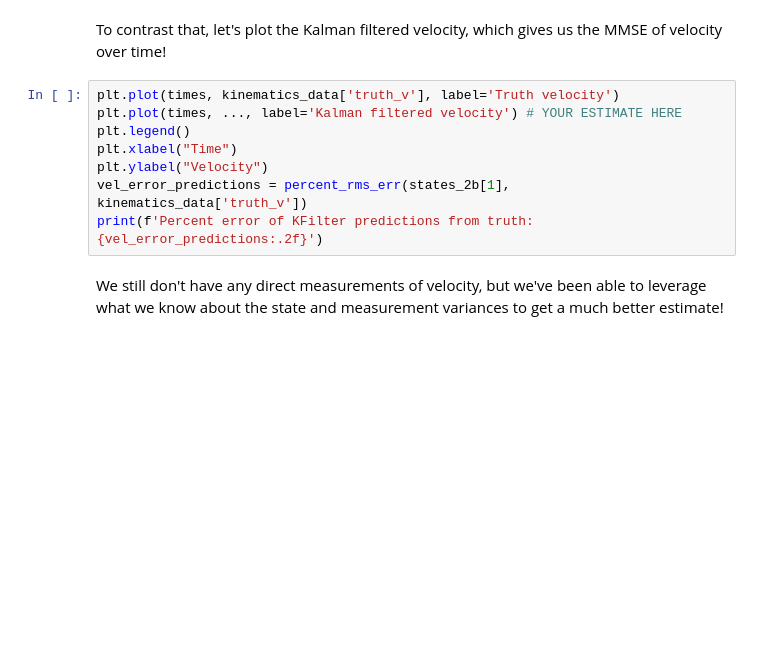
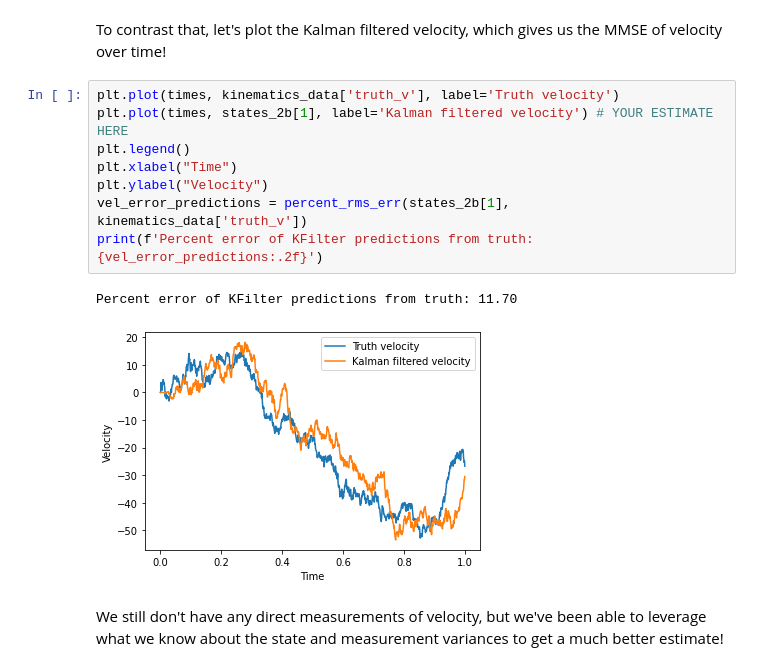
Before and after one commit to PKUFlyingPig/EECS126, a Jupyter notebook: labs/my_solution/lab9/kalman.ipynb, the cells around one changed output. Cells and saved outputs as stored; diff of their text form; blank space fills up the shorter version.

```diff
--- a/labs/my_solution/lab9/kalman.ipynb
+++ b/labs/my_solution/lab9/kalman.ipynb
@@ -230,12 +249,15 @@ print(f'Percent error of differentiated positions from truth: {vel_error_diff:.2
 To contrast that, let's plot the Kalman filtered velocity, which gives us the MMSE of velocity over time!
 # %%
 plt.plot(times, kinematics_data['truth_v'], label='Truth velocity')
-plt.plot(times, ..., label='Kalman filtered velocity') # YOUR ESTIMATE HERE
+plt.plot(times, states_2b[1], label='Kalman filtered velocity') # YOUR ESTIMATE HERE
 plt.legend()
 plt.xlabel("Time")
 plt.ylabel("Velocity")
 vel_error_predictions = percent_rms_err(states_2b[1], kinematics_data['truth_v'])
 print(f'Percent error of KFilter predictions from truth: {vel_error_predictions:.2f}')
+# %% [output]
+Percent error of KFilter predictions from truth: 11.70
+[figure, added]
 # %% [markdown]
 We still don't have any direct measurements of velocity, but we've been able to leverage what we know about the state and measurement variances to get a much better estimate!
 # %% [markdown]
```
Also changed, not shown: parts of 30 cells of this notebook, 1 other file.
